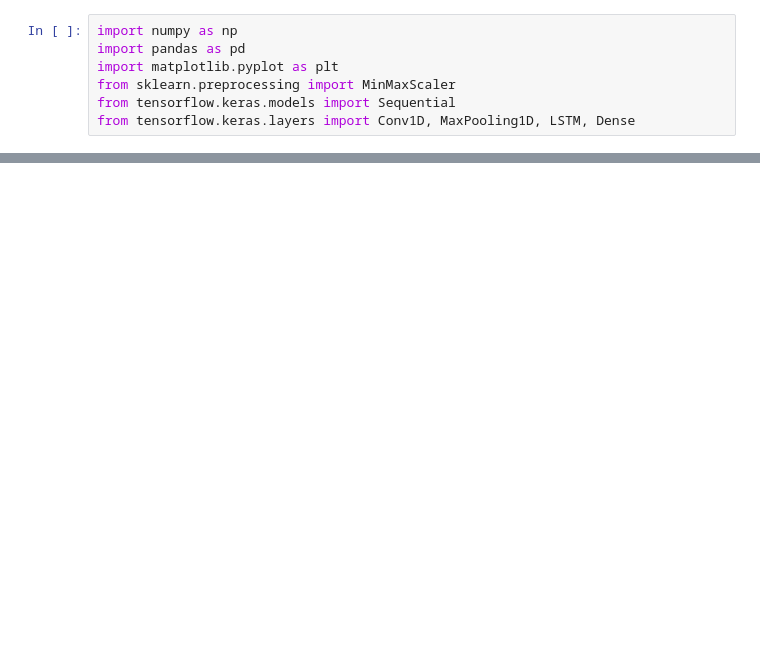
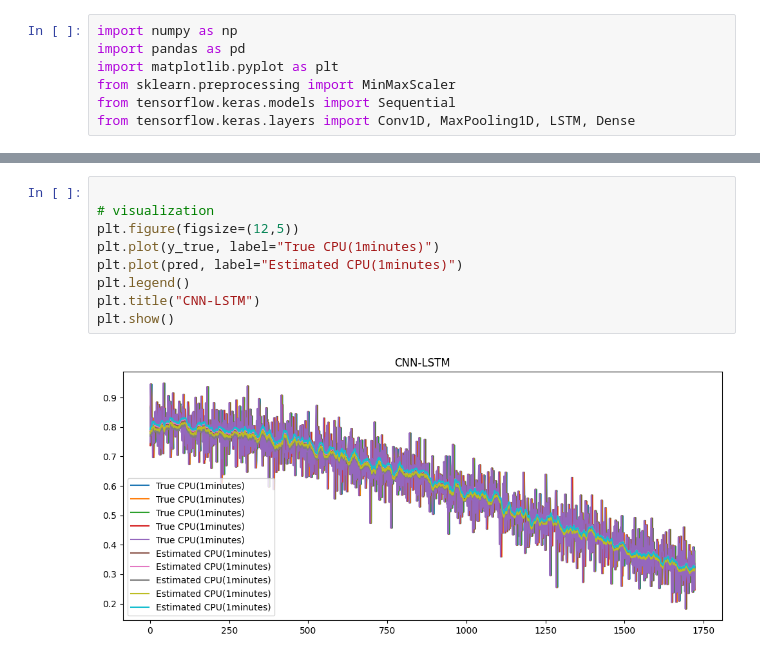
Before and after one commit to hyeonseonn/sensing_app, a Jupyter notebook: 0721_1.ipynb, the cells around one changed output, grey strips where cells are left out. Saved outputs shown, nothing was run; the diff lists cells and outputs as text; blank space fills up the shorter version.

Commit message:
lstm

```diff
--- a/0721_1.ipynb
+++ b/0721_1.ipynb
@@ -92,0 +94,11 @@ Epoch 14/50
+# %%
+
+# visualization
+plt.figure(figsize=(12,5))
+plt.plot(y_true, label="True CPU(1minutes)")
+plt.plot(pred, label="Estimated CPU(1minutes)")
+plt.legend()
+plt.title("CNN-LSTM")
+plt.show()
+# %% [output]
+[figure, added]
```
Also changed, not shown: parts of 4 cells of this notebook.
